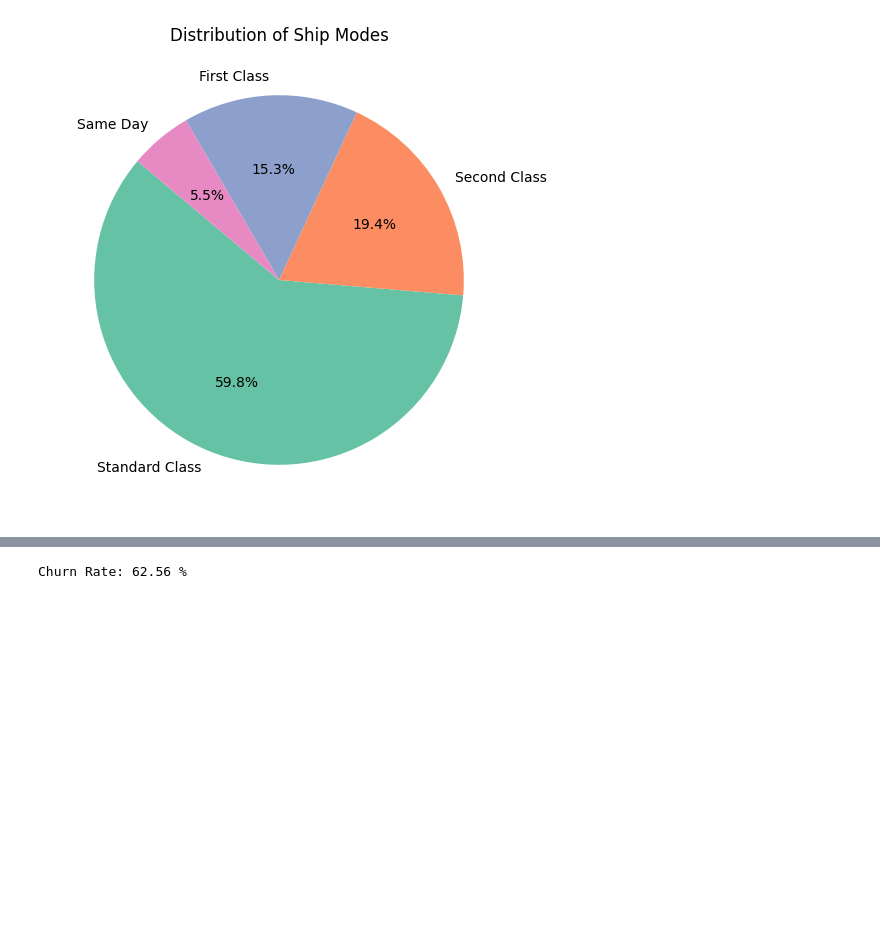
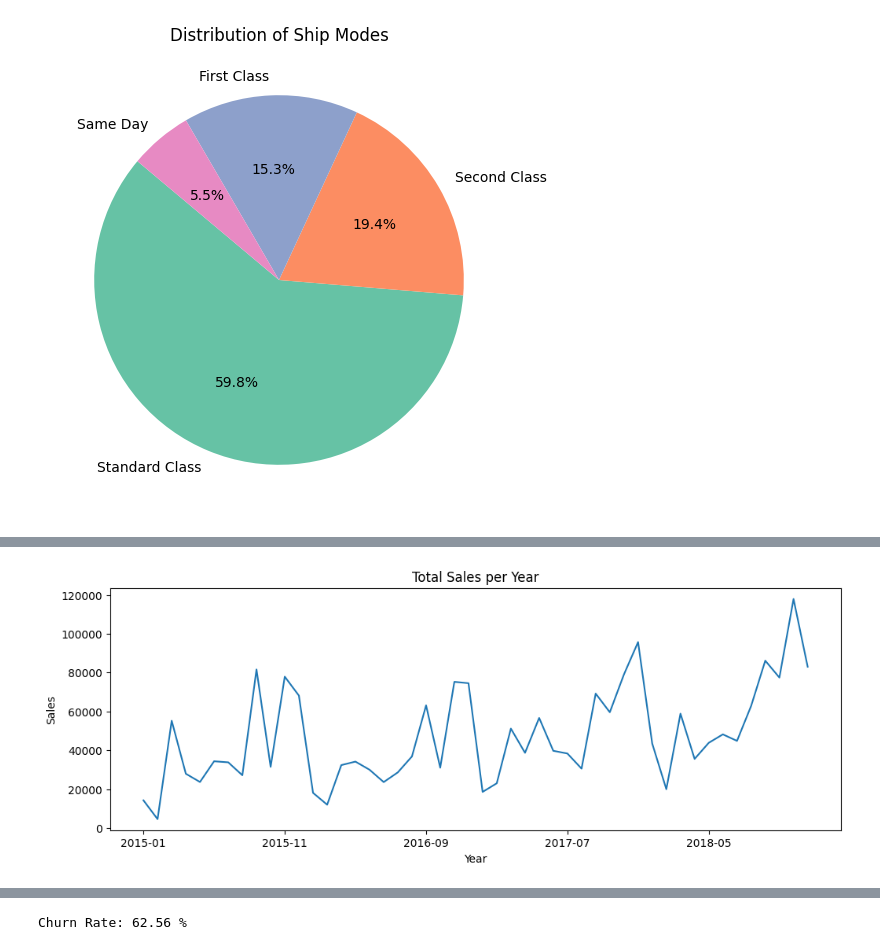
Before and after one commit to Devanshi1206/superstore_data_analysis, a Jupyter notebook: superstore-sales-data analysis.ipynb, the cells around one changed output, grey strips where cells are left out. Saved outputs shown, nothing was run; the diff lists cells and outputs as text; code cells hidden in the pictures; blank space fills up the shorter version.

```diff
--- a/superstore-sales-data analysis.ipynb
+++ b/superstore-sales-data analysis.ipynb
@@ -183,0 +210,13 @@ fig.update_traces(textposition='inside', textinfo='percent+label')
+# %%
+numeric_columns = df.select_dtypes(include=['number']).columns
+a= pd.DataFrame(df.groupby('year_month')[numeric_columns].sum())['Sales']
+
+plt.figure(figsize=(12, 4))
+a.plot(kind='line')
+
+plt.xlabel('Year')
+plt.ylabel('Sales')
+plt.title("Total Sales per Year")
+plt.show()
+# %% [output]
+[figure, added]
```
Also changed, not shown: parts of 24 cells of this notebook.
